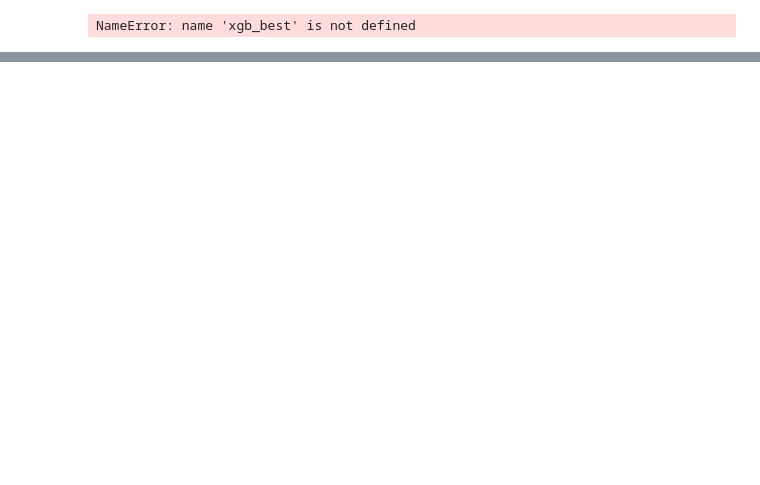
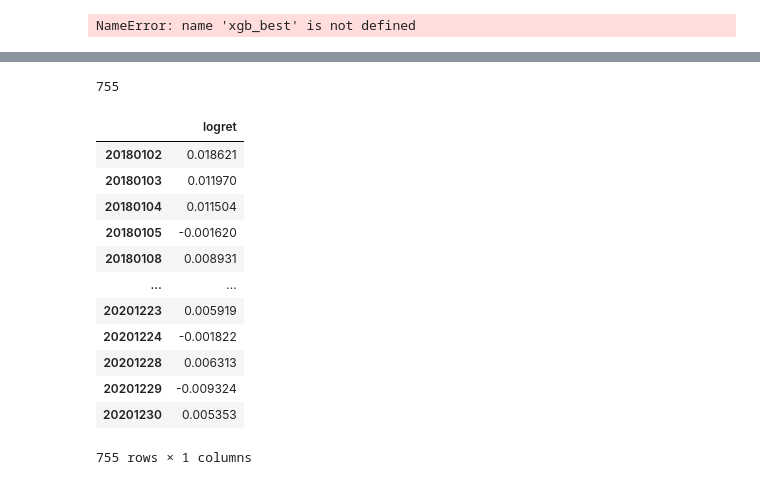
Before and after one commit to adharangaonkar/Machine-Learning-in-Finance, a Jupyter notebook: Adobe Stocks Project/Fama-French Model.ipynb, the cells around one changed output, grey strips where cells are left out. Cells and saved outputs as stored; diff of their text form; code cells hidden in the pictures; blank space fills up the shorter version.

```diff
--- a/Adobe Stocks Project/Fama-French Model.ipynb
+++ b/Adobe Stocks Project/Fama-French Model.ipynb
@@ -721,0 +890,2 @@ Ridge_GS.score(X_test,y_test)
+# %%
+logret = np.log(np.divide(a,b))
@@ -721,0 +908,6 @@ Ridge_GS.score(X_test,y_test)
+# %%
+date=[]
+d0=df.index
+# %%
+for i in range(0,len(logret)):
+    date.append(''.join([d0[i].strftime("%Y"),d0[i].strftime("%m"),d0[i].strftime("%d")]))
@@ -721,0 +916,22 @@ Ridge_GS.score(X_test,y_test)
+# %%
+len(date)
+# %% [output]
+755
+# %%
+t=pd.DataFrame(logret.to_list(),np.array(date,dtype="int64"),columns=['logret'])
+# %%
+t
+# %% [output]
+|  | logret |
+| 20180102 | 0.018621 |
+| 20180103 | 0.011970 |
+| 20180104 | 0.011504 |
+| 20180105 | -0.001620 |
+| 20180108 | 0.008931 |
+| ... | ... |
+| 20201223 | 0.005919 |
+| 20201224 | -0.001822 |
+| 20201228 | 0.006313 |
+| 20201229 | -0.009324 |
+| 20201230 | 0.005353 |
+755 rows × 1 columns
```
Also changed, not shown: parts of 59 cells of this notebook.
